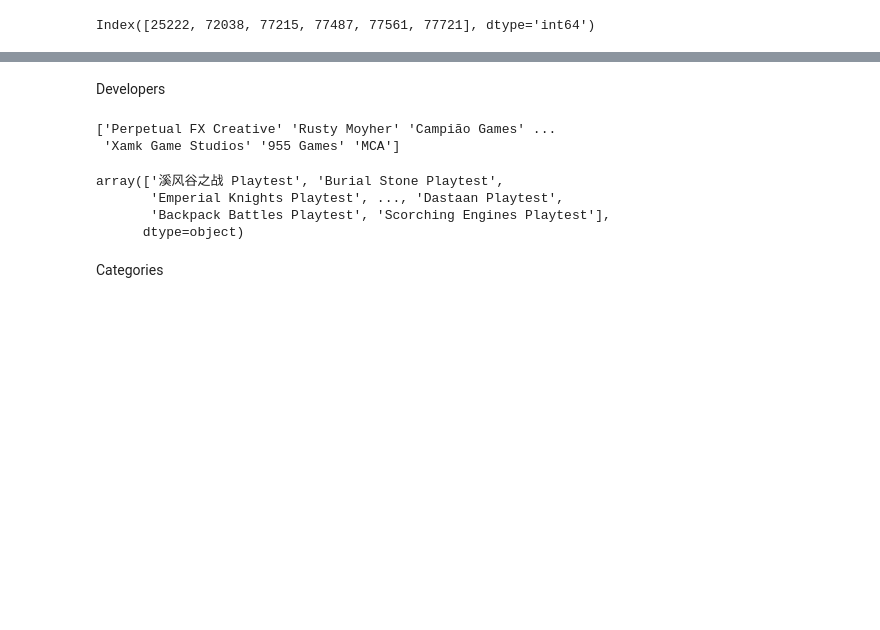
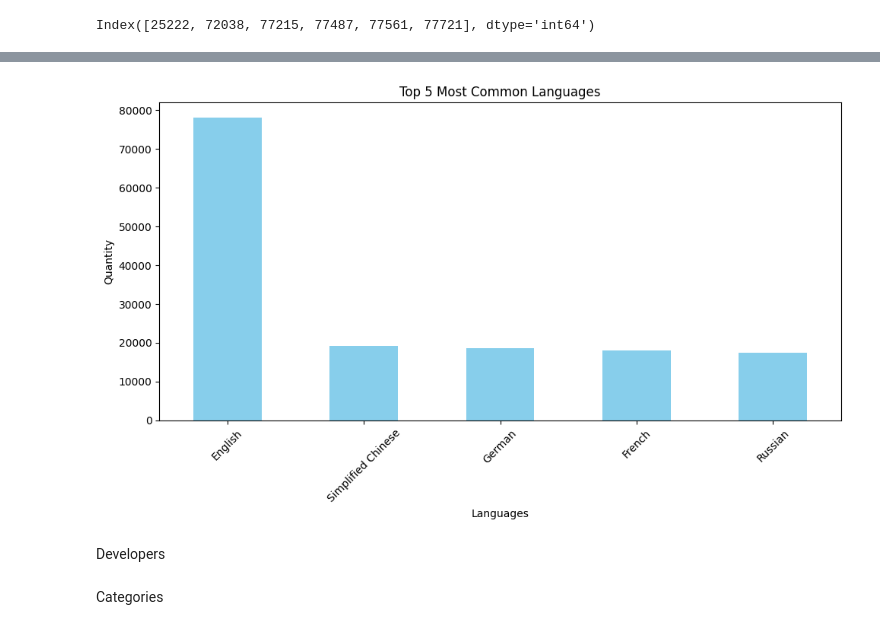
Before and after one commit to SamuelEscalante/SteamGames_Repository, a Jupyter notebook: EDA/raw_eda.ipynb, the cells around one changed output, grey strips where cells are left out. Cells and saved outputs as stored; diff of their text form; code cells hidden in the pictures; blank space fills up the shorter version.

```diff
--- a/EDA/raw_eda.ipynb
+++ b/EDA/raw_eda.ipynb
@@ -256,2 +208,0 @@ Conocer la cantidad de idiomas que se pueden utilizar en el juego
-# %%
-games['NumSupportedLanguages'] = games['SupportedLanguages'].apply(lambda x: len(x.split(', ')))
@@ -296,0 +256,14 @@ Name: count, Length: 11305, dtype: int64
+# %%
+def count_countries(games):
+
+    countries = games['CleanSupportedLanguages'].str.split(', ')
+
+    all_countries = [country for sublist in countries.dropna() for country in sublist]
+
+    country_counts = pd.Series(all_countries).value_counts()
+
+    return country_counts
+
+country_counts = count_countries(games)
+
+print(country_counts.to_string())
@@ -297,17 +288,18 @@ Name: count, Length: 11305, dtype: int64
+# %%
+top_countries = country_counts.head(5)
+
+
+plt.figure(figsize=(10, 6))
+top_countries.plot(kind='bar', color='skyblue')
+plt.title('Top 5 Most Common Languages')
+plt.xlabel('Languages')
+plt.ylabel('Quantity')
+plt.xticks(rotation=45)
+plt.tight_layout()
+plt.show()
+# %% [output]
+[figure, added]
 # %% [markdown]
 Developers
-# %%
-unique_values = games['Developers'].unique()
-print(unique_values)
-# %% [output]
-['Perpetual FX Creative' 'Rusty Moyher' 'Campião Games' ...
- 'Xamk Game Studios' '955 Games' 'MCA']
-# %%
-games.loc[games['Developers'].isna(),"Name"].unique()
-# %% [output]
-array(['溪风谷之战 Playtest', 'Burial Stone Playtest',
-       'Emperial Knights Playtest', ..., 'Dastaan Playtest',
-       'Backpack Battles Playtest', 'Scorching Engines Playtest'],
-      dtype=object)
 # %% [markdown]
 Categories
```
Also changed, not shown: parts of 30 cells of this notebook, 1 other file.
